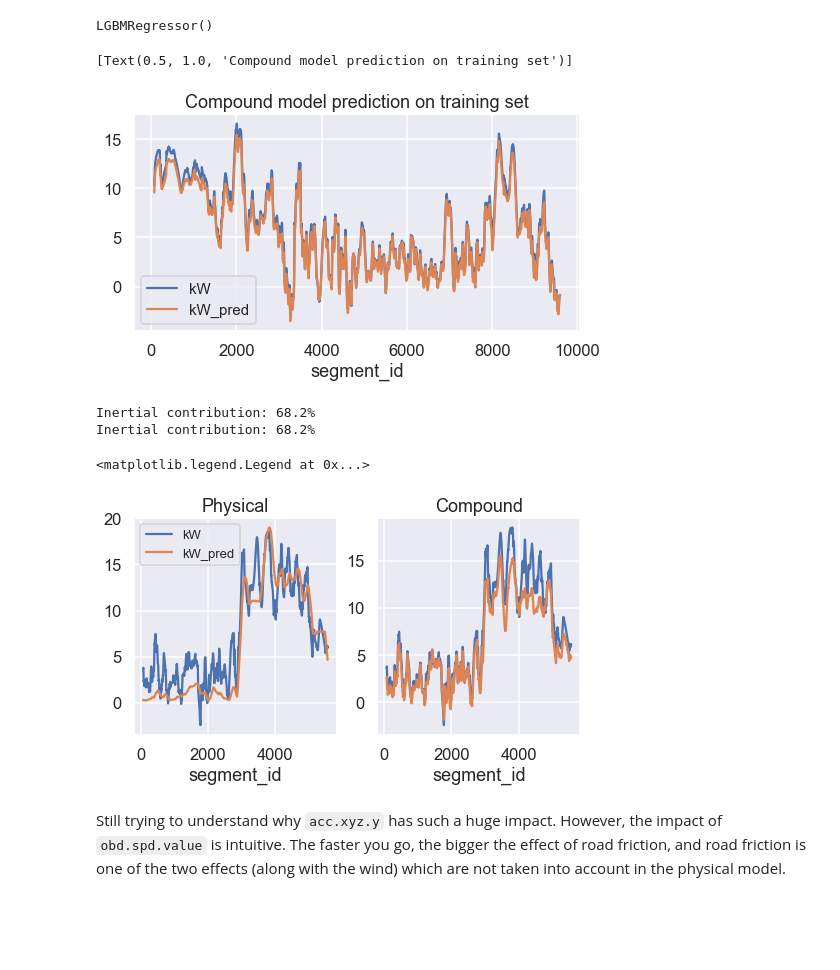
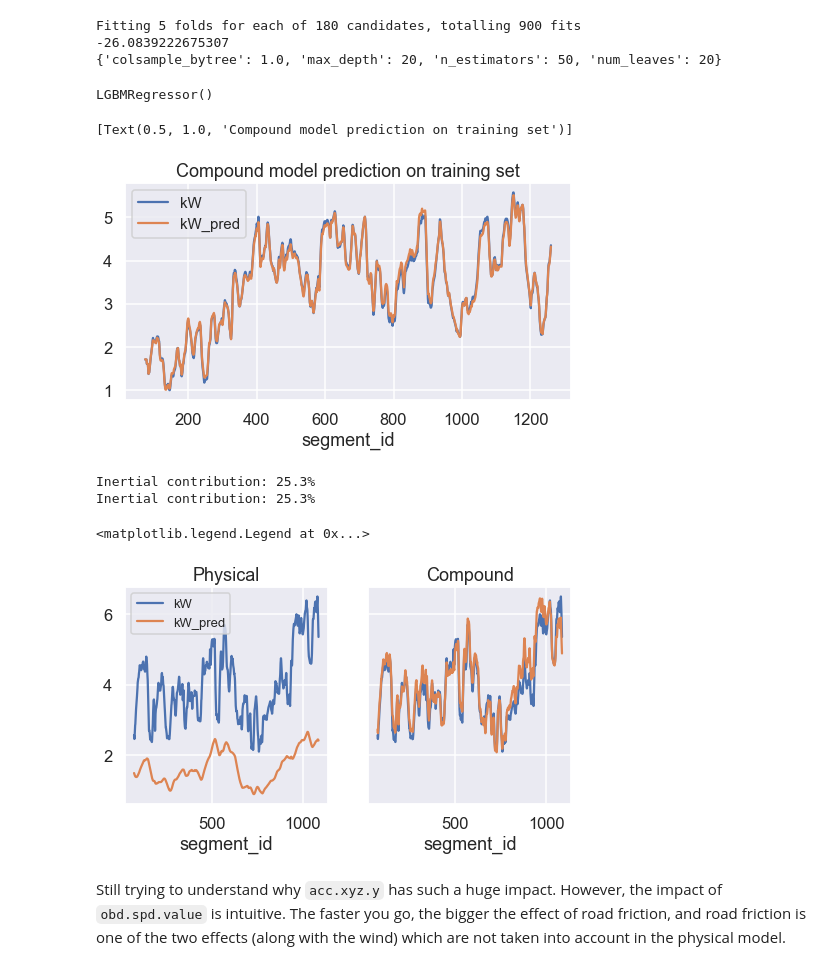
Before and after one commit to simonmoesorensen/energy-consumption-project, a Jupyter notebook: notebooks/physical_model.ipynb, the cells around one changed output. Cells and saved outputs as stored; diff of their text form; code cells hidden in the pictures; blank space fills up the shorter version.

```diff
--- a/notebooks/physical_model.ipynb
+++ b/notebooks/physical_model.ipynb
@@ -57,5 +57,5 @@ def load_trip(routes, trips):
             dfs.append(df)
     return pd.concat(dfs)
 # %%
-df = load_trip(routes=["M3_VH"], trips=[7995])
-df_test = load_trip(routes=["M3_VH"], trips=[7448])
+df = load_trip(routes=["CPH6_VH"], trips=[13201])
+df_test = load_trip(routes=["CPH6_HH"], trips=[13175])
@@ -114,6 +101,56 @@ features = ["acc.xyz.x", "acc.xyz.y", "acc.xyz.z",
             "road_signs", "speed_limit", "ped_walks", "speed_bumps", "bike_lane", "start_hour"]
 
 target = "error"
+# %%
+from sklearn.model_selection import GridSearchCV
+import lightgbm as lgb
+
+def algorithm_pipeline(X_train_data, X_test_data, y_train_data, y_test_data,
+                       model, param_grid, cv=10, scoring_fit='neg_mean_squared_error',
+                       do_probabilities = False):
+    gs = GridSearchCV(
+        estimator=model,
+        param_grid=param_grid,
+        cv=cv,
+        n_jobs=-1,
+        scoring=scoring_fit,
+        verbose=2
+    )
+    fitted_model = gs.fit(X_train_data, y_train_data)
+
+    if do_probabilities:
+      pred = fitted_model.predict_proba(X_test_data)
+    else:
+      pred = fitted_model.predict(X_test_data)
+
+    return fitted_model, pred
+
+model = lgb.LGBMRegressor()
+param_grid = {
+    'n_estimators': [50, 100, 150],
+    'colsample_bytree': [0.7, 0.8, 0.9, 1.],
+    'max_depth': [15,20,25],
+    'num_leaves': [20, 30, 40, 50, 60],
+    # 'reg_alpha': [1.1, 1.2, 1.3],
+    # 'reg_lambda': [1.1, 1.2, 1.3],
+    # 'min_split_gain': [0.3, 0.4],
+    # 'subsample': [0.7, 0.8, 0.9],
+    # 'subsample_freq': [20]
+}
+
+df_cv = df[features + [target]].dropna(axis=0)
+df_test_cv = df_test[features + [target]].dropna(axis=0)
+cv, pred = algorithm_pipeline(df_cv[features].to_numpy(), df_test_cv[features].to_numpy(), df_cv[target].to_numpy(), df_test_cv[target].to_numpy(), model,
+                                 param_grid, cv=5)
+
+print(cv.best_score_)
+print(cv.best_params_)
+
+model = cv.best_estimator_
+# %% [output]
+Fitting 5 folds for each of 180 candidates, totalling 900 fits
+-26.0839222675307
+{'colsample_bytree': 1.0, 'max_depth': 20, 'n_estimators': 50, 'num_leaves': 20}
 # %%
 import lightgbm as lgb
 
@@ -166,39 +161,39 @@ LGBMRegressor()
 # %%
 df.assign(error_pred=model.predict(df[features]))\
   .assign(kW_pred=lambda x: x.kW_pred - x.error_pred)\
-    .drop(['Date', 'T', 'TS_or_Distance', 'Time', 'route', 'street_name_end', 'street_name_start'], axis=1)\
-    .rolling(150).mean()\
+  .drop(['Date', 'T', 'TS_or_Distance', 'Time', 'route', 'street_name_end', 'street_name_start'], axis=1)\
+  .rolling(150).mean()\
   .plot(x="segment_id", y=["kW", "kW_pred"])\
   .set(title="Compound model prediction on training set")
 # %% [output]
 [Text(0.5, 1.0, 'Compound model prediction on training set')]
-[figure, old version]
+[figure, new version]
 # %%
-fig, ax = plt.subplots(ncols=2)
+fig, ax = plt.subplots(ncols=2, sharey=True)
 
 df_test\
   .assign(kW_pred=lambda x: get_traction_power(x["obd.spd.value"], x["acc.xyz.y"]) / 25000)\
   .drop(['Date', 'T', 'TS_or_Distance', 'Time', 'route', 'street_name_end', 'street_name_start'], axis=1)\
   .rolling(150).mean()\
   .plot(x="segment_id", y=["kW", "kW_pred"], ax=ax[0])\
   .set(title="Physical")
 
 df_test.assign(error_pred=model.predict(df_test[features]))\
   .assign(kW_pred=lambda x: get_traction_power(x["obd.spd.value"], x["acc.xyz.y"]) / 25000)\
   .assign(kW_pred=lambda x: x.kW_pred - x.error_pred)\
   .drop(['Date', 'T', 'TS_or_Distance', 'Time', 'route', 'street_name_end', 'street_name_start'], axis=1)\
   .rolling(150).mean()\
   .plot(x="segment_id", y=["kW", "kW_pred"], ax=ax[1])\
   .set(title="Compound")
 
 ax[1].get_legend().remove()
 ax[0].legend(prop={'size': 13})
 # fig.tight_layout()
 # %% [output]
-Inertial contribution: 68.2%
-Inertial contribution: 68.2%
+Inertial contribution: 25.3%
+Inertial contribution: 25.3%
 <matplotlib.legend.Legend at 0x...>
-[figure, old version]
+[figure, new version]
 # %% [markdown]
 Still trying to understand why `acc.xyz.y` has such a huge impact.
 However, the impact of `obd.spd.value` is intuitive.
```
Also changed, not shown: parts of 10 cells of this notebook, 5 other files.
